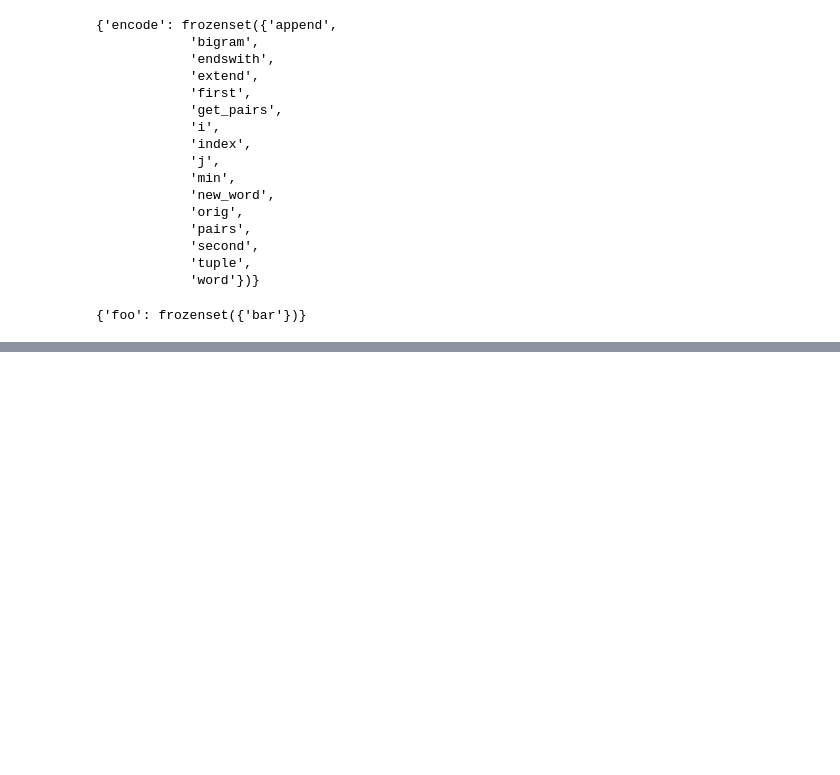
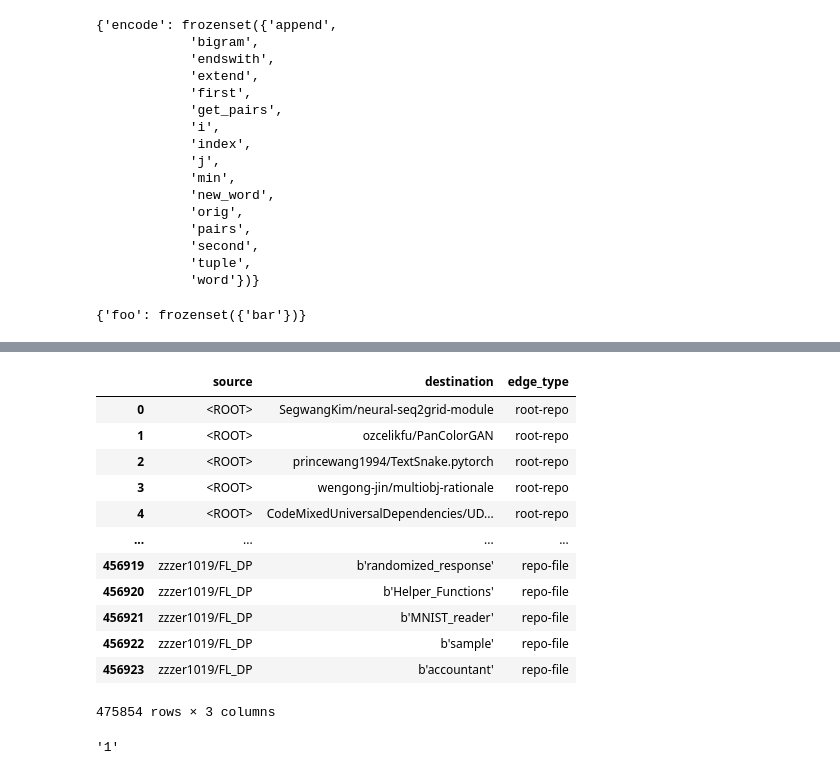
Before and after one commit to lambdaofgod/github_search, a Jupyter notebook: notebooks/Python_Function_Call_Graph.ipynb, the cells around one changed output, grey strips where cells are left out. Saved outputs shown, nothing was run; the diff lists cells and outputs as text; code cells hidden in the pictures; blank space fills up the shorter version.

```diff
--- a/notebooks/Python_Function_Call_Graph.ipynb
+++ b/notebooks/Python_Function_Call_Graph.ipynb
@@ -568,0 +692,16 @@ memory usage: 25.5+ MB
+# %%
+repo_records_df
+# %% [output]
+|  | source | destination | edge_type |
+| 0 | <ROOT> | SegwangKim/neural-seq2grid-module | root-repo |
+| 1 | <ROOT> | ozcelikfu/PanColorGAN | root-repo |
+| 2 | <ROOT> | princewang1994/TextSnake.pytorch | root-repo |
+| 3 | <ROOT> | wengong-jin/multiobj-rationale | root-repo |
+| 4 | <ROOT> | CodeMixedUniversalDependencies/UD... | root-repo |
+| ... | ... | ... | ... |
+| 456919 | zzzer1019/FL_DP | b'randomized_response' | repo-file |
+| 456920 | zzzer1019/FL_DP | b'Helper_Functions' | repo-file |
+| 456921 | zzzer1019/FL_DP | b'MNIST_reader' | repo-file |
+| 456922 | zzzer1019/FL_DP | b'sample' | repo-file |
+| 456923 | zzzer1019/FL_DP | b'accountant' | repo-file |
+475854 rows × 3 columns
@@ -568,0 +720,4 @@ memory usage: 25.5+ MB
+# %%
+b'1'.decode('utf-8')
+# %% [output]
+'1'
```
Also changed, not shown: parts of 65 cells of this notebook, 1 other file.
